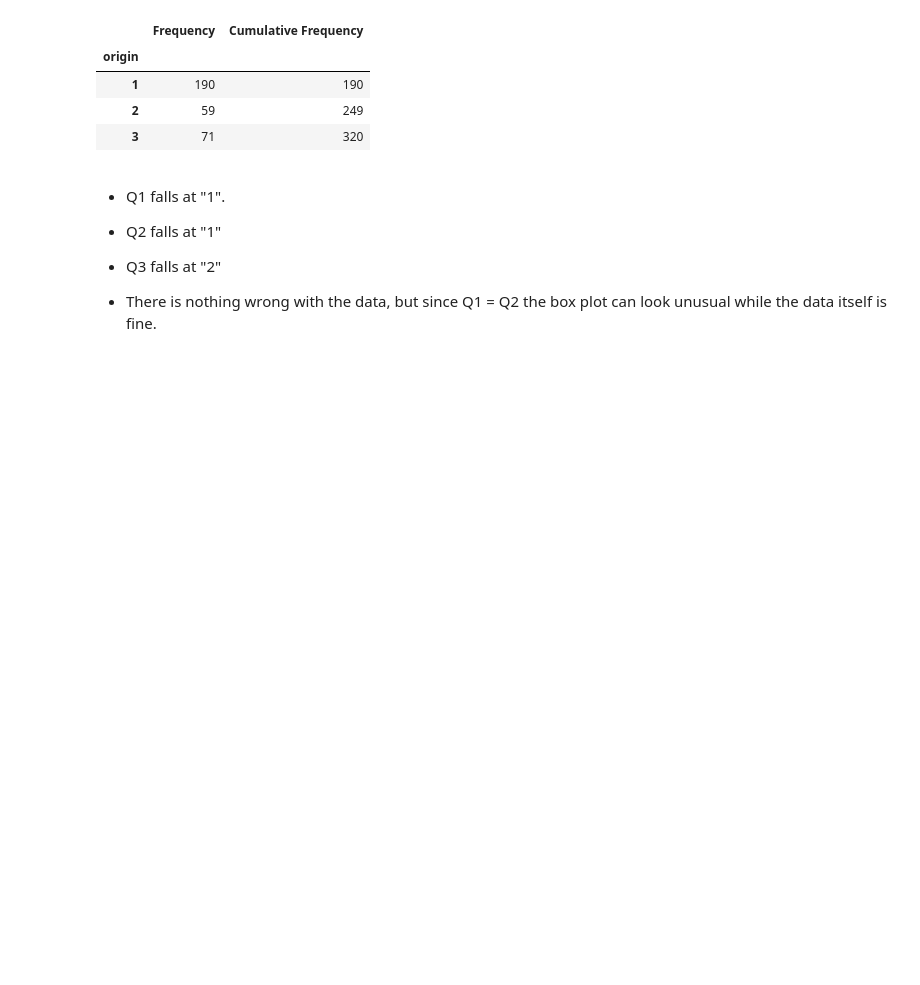
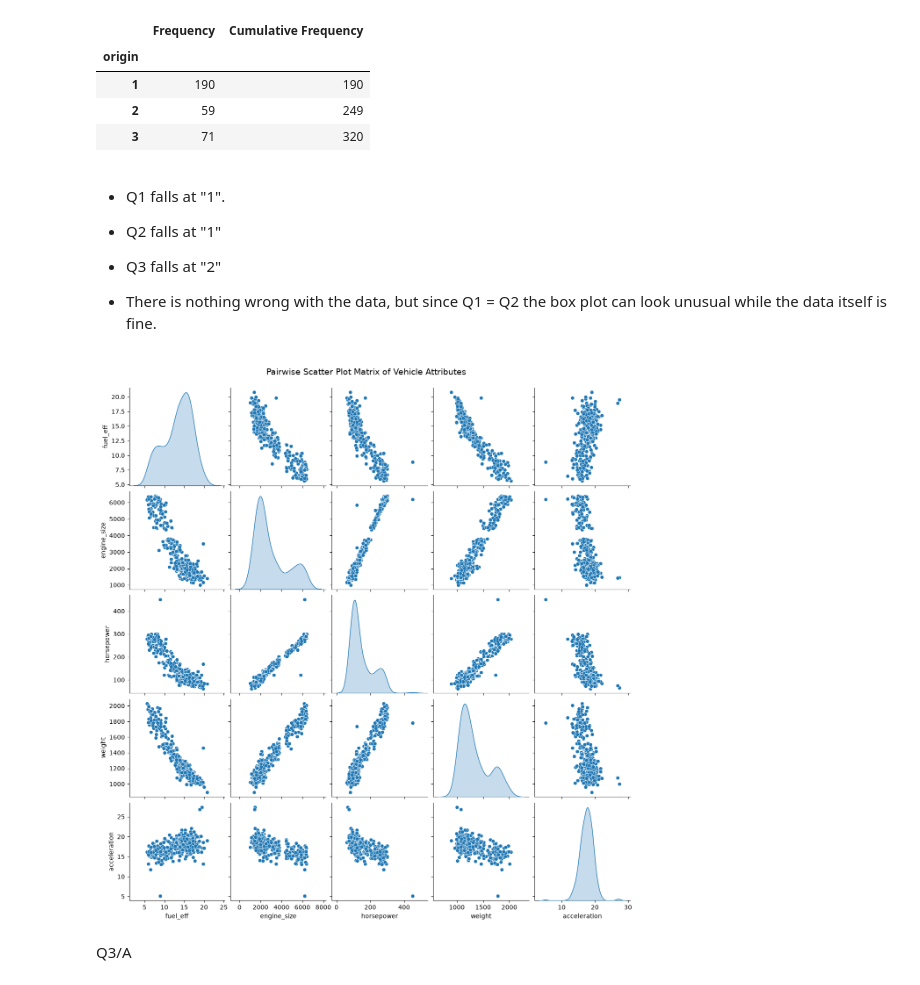
Before and after one commit to dinahabibb/assignment1_LearningFromData, a Jupyter notebook: assignment1.ipynb, the cells around one changed output. Drawn from its saved outputs; the diff is of its cells as text; code cells hidden in the pictures; blank space fills up the shorter version.

```diff
--- a/assignment1.ipynb
+++ b/assignment1.ipynb
@@ -303,0 +306,17 @@ display(frequency_table)
+# %%
+import matplotlib.pyplot as plt
+
+# Selected attributes for Question 3
+q3_cols = ['fuel_eff', 'engine_size', 'horsepower', 'weight', 'acceleration']
+
+# Draw the 5x5 pairwise scatter matrix
+sns.pairplot(df[q3_cols], corner=False, diag_kind='kde')
+
+plt.suptitle(
+    'Pairwise Scatter Plot Matrix of Vehicle Attributes', y=1.02, fontsize=14
+)
+plt.show()
+# %% [output]
+[figure, added]
+# %% [markdown]
+Q3/A
```
Also changed, not shown: parts of 10 cells of this notebook.
